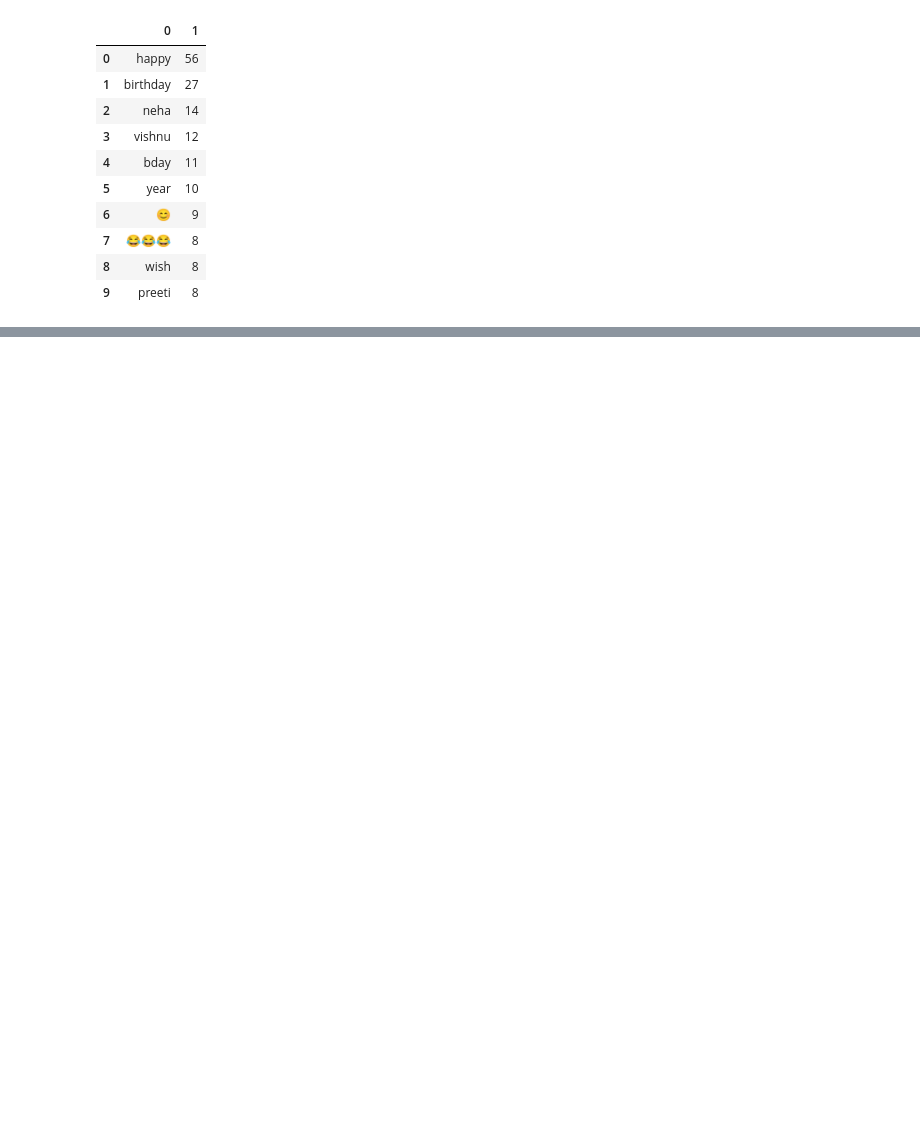
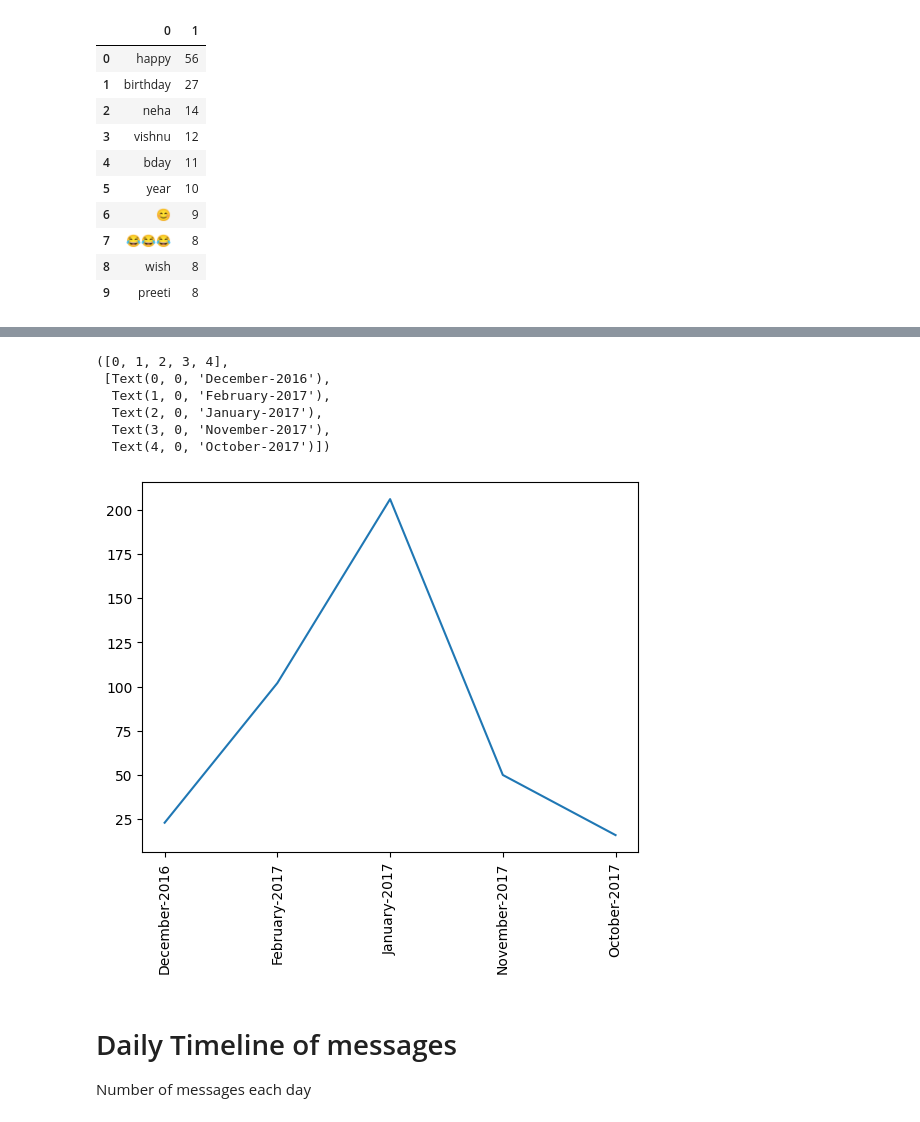
Before and after one commit to sudeepSubedi01/whatsapp-chat-analysis, a Jupyter notebook: chat-analyzer.ipynb, the cells around one changed output, grey strips where cells are left out. Drawn from its saved outputs; the diff is of its cells as text; code cells hidden in the pictures; blank space fills up the shorter version.

```diff
--- a/chat-analyzer.ipynb
+++ b/chat-analyzer.ipynb
@@ -448,0 +492,3 @@ pd.DataFrame(Counter(words).most_common(10))
+# %%
+df['month_num'] = df['date'].dt.month
+df
@@ -448,0 +509,3 @@ pd.DataFrame(Counter(words).most_common(10))
+# %%
+timeline = df.groupby(['year', 'month','month_num']).count()['message'].reset_index()
+timeline
@@ -448,0 +519,3 @@ pd.DataFrame(Counter(words).most_common(10))
+# %%
+timeline['time'] = timeline['month'] + '-' + timeline['year'].astype(str)
+timeline
@@ -448,0 +529,14 @@ pd.DataFrame(Counter(words).most_common(10))
+# %%
+plt.plot(timeline['time'], timeline['message'])
+plt.xticks(rotation='vertical')
+# %% [output]
+([0, 1, 2, 3, 4],
+ [Text(0, 0, 'December-2016'),
+  Text(1, 0, 'February-2017'),
+  Text(2, 0, 'January-2017'),
+  Text(3, 0, 'November-2017'),
+  Text(4, 0, 'October-2017')])
+[figure, added]
+# %% [markdown]
+# Daily Timeline of messages <br>
+Number of messages each day
```
Also changed, not shown: parts of 29 cells of this notebook, 4 other files.
